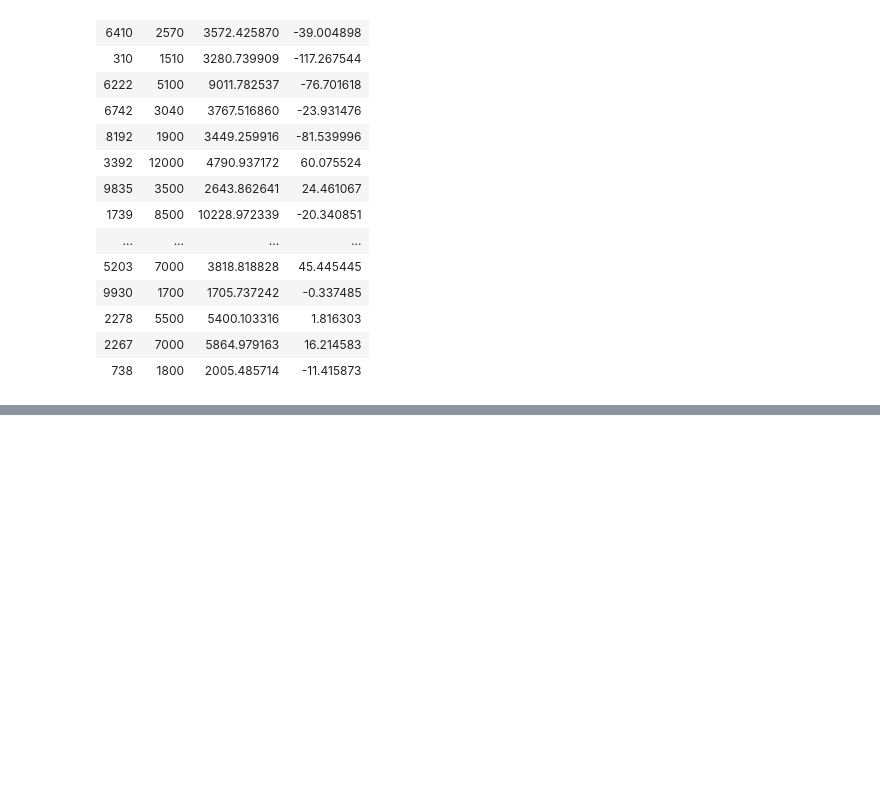
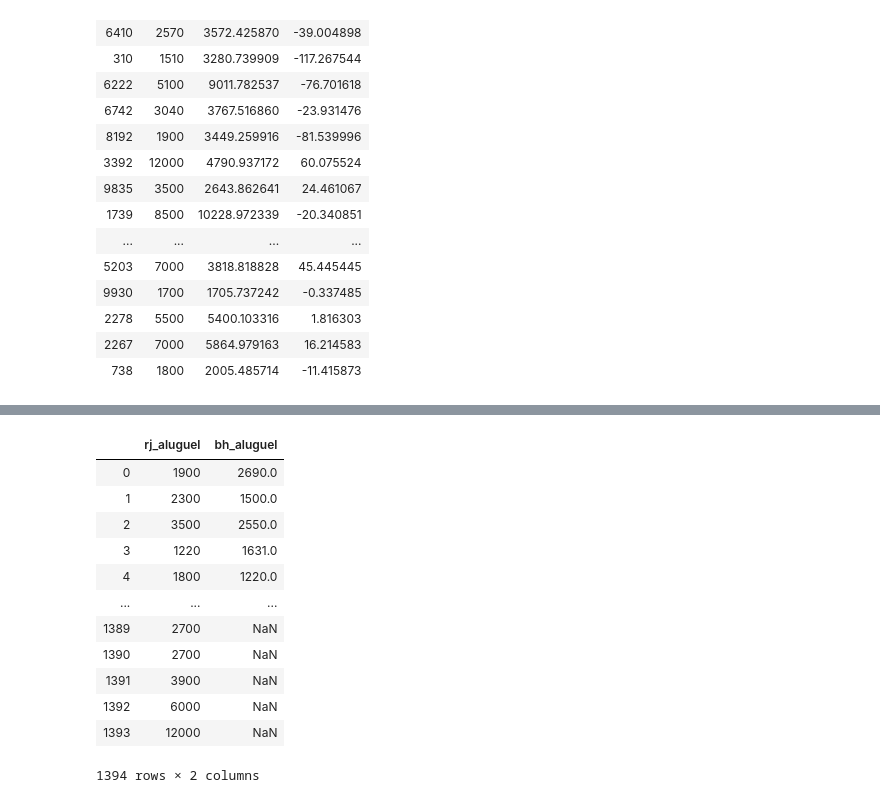
Before and after one commit to gabrielgomes0311/brazilian_houses_to_rent, a Jupyter notebook: brazilian_houses_to_rent.ipynb, the cells around one changed output, grey strips where cells are left out. Saved outputs shown, nothing was run; the diff lists cells and outputs as text; code cells hidden in the pictures; blank space fills up the shorter version.

```diff
--- a/brazilian_houses_to_rent.ipynb
+++ b/brazilian_houses_to_rent.ipynb
@@ -1167,3 +1167,20 @@ df_model.head(25)
 | 738 | 1800 | 2005.485714 | -11.415873 |
 # %%
 # Este modelo o modelo de predição de preço possui uma precisão baixa. É possível que isso se dê pela falta de dados, como bairros dos imóveis
+# %%
+# Visualizando a diferença de médias
+
+rj_aluguel = df.loc[df.cidade == 'Rio de Janeiro', 'aluguel']
+bh_aluguel = df.loc[df.cidade == 'Belo Horizonte', 'aluguel']
+
+grafico = pd.DataFrame({'rj_aluguel':rj_aluguel, 'bh_aluguel':bh_aluguel})
+
+plt.hist(rj_aluguel, alpha=0.5, label = 'RJ', bins = 50, color='red')
+plt.hist(bh_aluguel, alpha=0.5, label = 'BH', bins = 50, color='blue')
+plt.axvline(rj_aluguel.mean(), color='red', linestyle='dashed', linewidth=1, label='Média RJ')
+plt.axvline(bh_aluguel.mean(), color='blue', linestyle='dashed', linewidth=1, label='Média BH')
+plt.xlabel('Valor aluguel')
+plt.ylabel('Nº de imóveis')
+plt.title('Distribuição dos aluguéis (RJ x BH)')
+plt.legend(loc='upper right')
+plt.show()
@@ -1169,0 +1204,20 @@ df_model.head(25)
+# %%
+rj_aluguel.reset_index(inplace=True, drop=True)
+bh_aluguel.reset_index(inplace=True, drop=True)
+rj_bh_aluguel = pd.DataFrame({'rj_aluguel':rj_aluguel, 'bh_aluguel':bh_aluguel})
+#rj_bh_aluguel.reset_index(inplace=True, drop=True)
+rj_bh_aluguel
+# %% [output]
+|  | rj_aluguel | bh_aluguel |
+| 0 | 1900 | 2690.0 |
+| 1 | 2300 | 1500.0 |
+| 2 | 3500 | 2550.0 |
+| 3 | 1220 | 1631.0 |
+| 4 | 1800 | 1220.0 |
+| ... | ... | ... |
+| 1389 | 2700 | NaN |
+| 1390 | 2700 | NaN |
+| 1391 | 3900 | NaN |
+| 1392 | 6000 | NaN |
+| 1393 | 12000 | NaN |
+1394 rows × 2 columns
```
Also changed, not shown: parts of 11 cells of this notebook.
